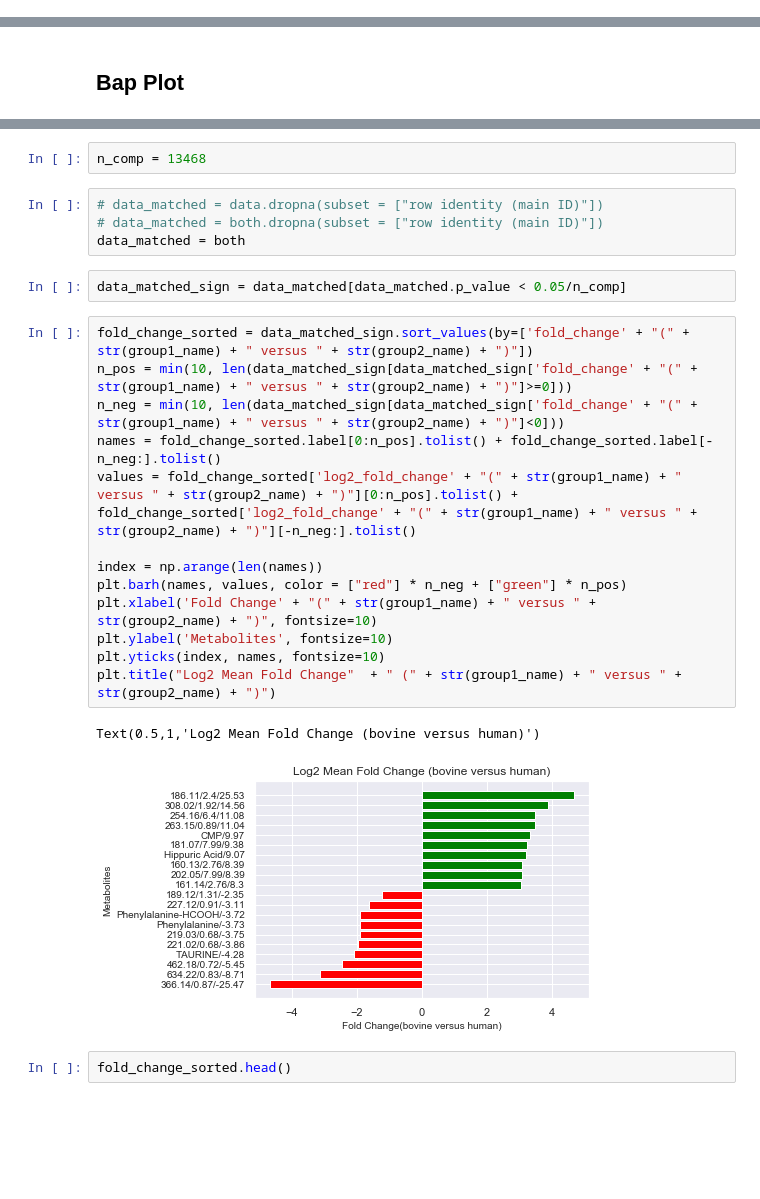
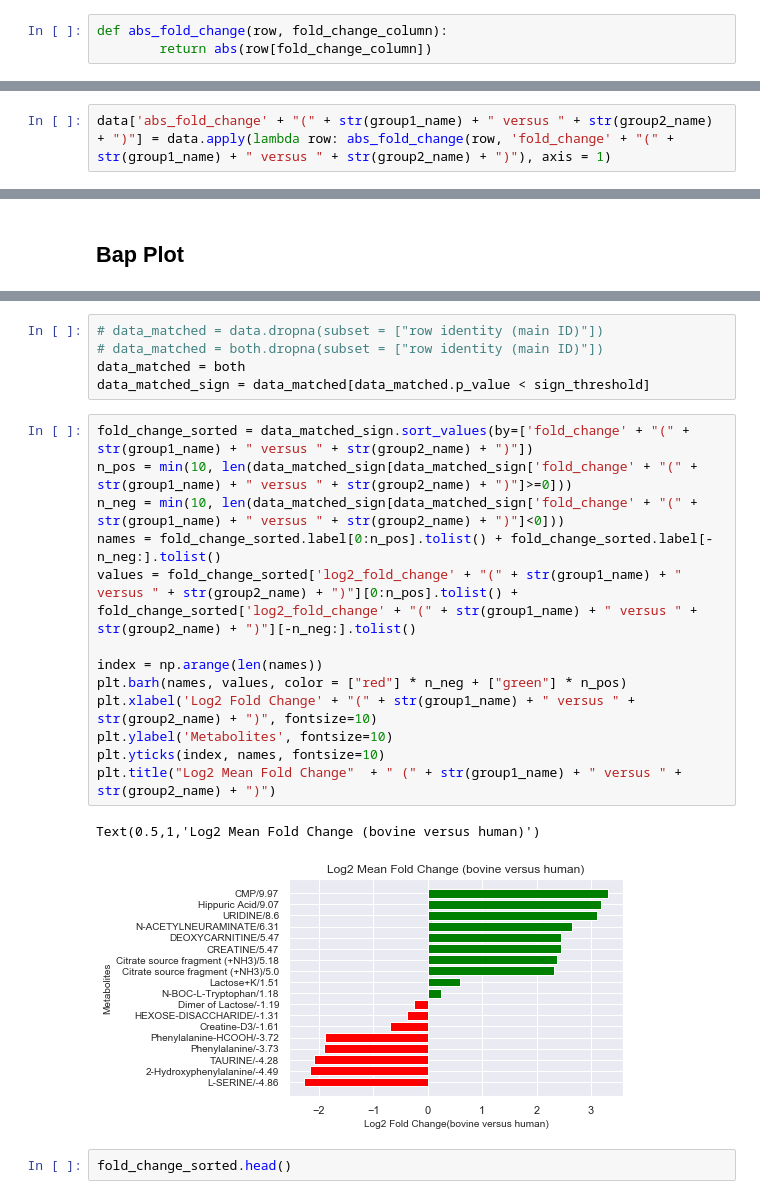
Before and after one commit to lemaslab/rump, a Jupyter notebook: nbs/blank_subtraction.ipynb, the cells around one changed output, grey strips where cells are left out. Drawn from its saved outputs; the diff is of its cells as text; blank space fills up the shorter version.

```diff
--- a/nbs/blank_subtraction.ipynb
+++ b/nbs/blank_subtraction.ipynb
@@ -116,6 +177,9 @@ def fold_change(row, left, right):
     else:
         result = row[left]/row[right]
         return result if result >=1 else -1/result
+# %%
+def abs_fold_change(row, fold_change_column):
+        return abs(row[fold_change_column])
 # %%
 def log2_fold_change(row, left, right):
     if row[right] == 0:
@@ -137,6 +201,8 @@ data[str(group1_name) + "_mean"] = data[group1_columns].mean(axis = 1)
 data[str(group2_name) + "_mean"] = data[group2_columns].mean(axis = 1)
 # %%
 data['fold_change' + "(" + str(group1_name) + " versus " + str(group2_name) + ")"] = data.apply(lambda row: fold_change(row, str(group1_name) + "_mean", str(group2_name) + "_mean"), axis = 1)
+# %%
+data['abs_fold_change' + "(" + str(group1_name) + " versus " + str(group2_name) + ")"] = data.apply(lambda row: abs_fold_change(row, 'fold_change' + "(" + str(group1_name) + " versus " + str(group2_name) + ")"), axis = 1)
 # %%
 data['log2_fold_change' + "(" + str(group1_name) + " versus " + str(group2_name) + ")"] = data.apply(lambda row: log2_fold_change(row, str(group1_name) + "_mean", str(group2_name) + "_mean"), axis = 1)
 # %%
@@ -542,27 +598,24 @@ data.head()
-# %%
-n_comp = 13468
 # %%
 # data_matched = data.dropna(subset = ["row identity (main ID)"])
 # data_matched = both.dropna(subset = ["row identity (main ID)"])
 data_matched = both
+data_matched_sign = data_matched[data_matched.p_value < sign_threshold]
-# %%
-data_matched_sign = data_matched[data_matched.p_value < 0.05/n_comp]
 # %%
 fold_change_sorted = data_matched_sign.sort_values(by=['fold_change' + "(" + str(group1_name) + " versus " + str(group2_name) + ")"])
 n_pos = min(10, len(data_matched_sign[data_matched_sign['fold_change' + "(" + str(group1_name) + " versus " + str(group2_name) + ")"]>=0]))
 n_neg = min(10, len(data_matched_sign[data_matched_sign['fold_change' + "(" + str(group1_name) + " versus " + str(group2_name) + ")"]<0]))
 names = fold_change_sorted.label[0:n_pos].tolist() + fold_change_sorted.label[-n_neg:].tolist()
 values = fold_change_sorted['log2_fold_change' + "(" + str(group1_name) + " versus " + str(group2_name) + ")"][0:n_pos].tolist() + fold_change_sorted['log2_fold_change' + "(" + str(group1_name) + " versus " + str(group2_name) + ")"][-n_neg:].tolist()
 
 index = np.arange(len(names))
 plt.barh(names, values, color = ["red"] * n_neg + ["green"] * n_pos)
-plt.xlabel('Fold Change' + "(" + str(group1_name) + " versus " + str(group2_name) + ")", fontsize=10)
+plt.xlabel('Log2 Fold Change' + "(" + str(group1_name) + " versus " + str(group2_name) + ")", fontsize=10)
 plt.ylabel('Metabolites', fontsize=10)
 plt.yticks(index, names, fontsize=10)
 plt.title("Log2 Mean Fold Change"  + " (" + str(group1_name) + " versus " + str(group2_name) + ")")
 # %% [output]
 Text(0.5,1,'Log2 Mean Fold Change (bovine versus human)')
-[figure, old version]
+[figure, new version]
 # %%
 fold_change_sorted.head()
 # %% [output]
```
Also changed, not shown: parts of 32 cells of this notebook, 4 other files.
